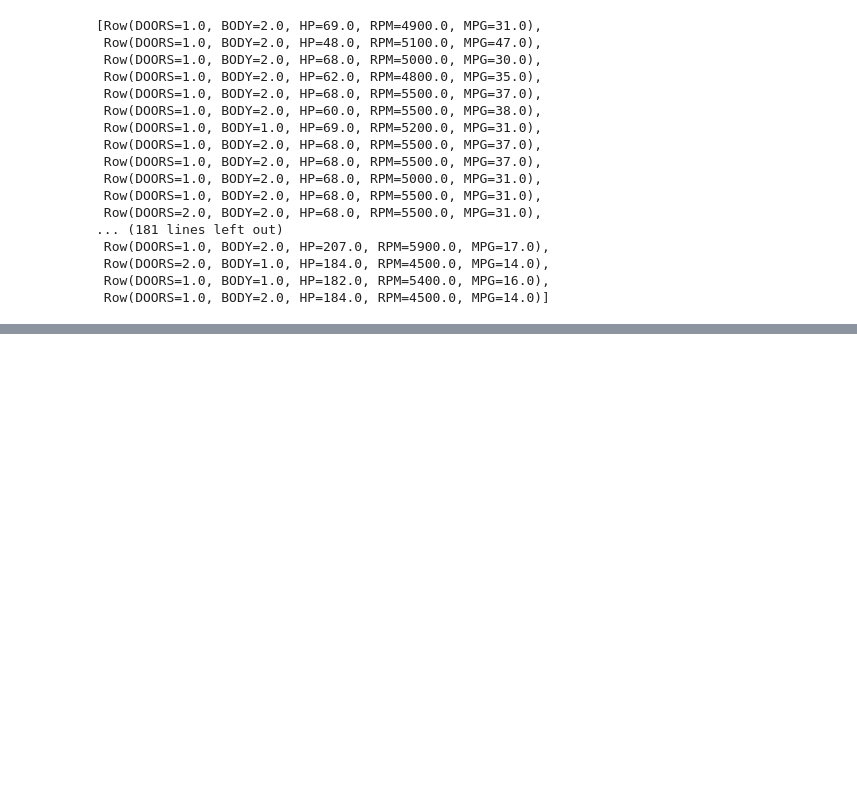
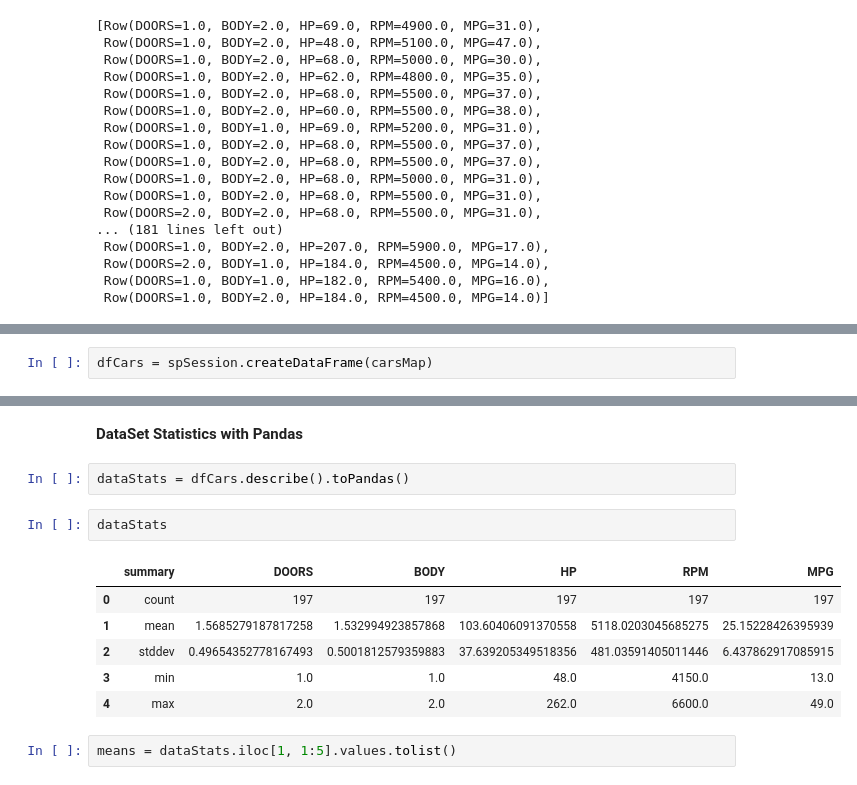
Before and after one commit to cfascina/rtaps, a Jupyter notebook: modules/06-apache-spark-sql/02-applying-machine-learning.ipynb, the cells around one changed output, grey strips where cells are left out. Cells and saved outputs as stored; diff of their text form; blank space fills up the shorter version.

```diff
--- a/modules/06-apache-spark-sql/02-applying-machine-learning.ipynb
+++ b/modules/06-apache-spark-sql/02-applying-machine-learning.ipynb
@@ -73,0 +82,2 @@ carsMap.collect()
+# %%
+dfCars = spSession.createDataFrame(carsMap)
@@ -73,0 +102,15 @@ carsMap.collect()
+# %% [markdown]
+**DataSet Statistics with Pandas**
+# %%
+dataStats = dfCars.describe().toPandas()
+# %%
+dataStats
+# %% [output]
+|  | summary | DOORS | BODY | HP | RPM | MPG |
+| 0 | count | 197 | 197 | 197 | 197 | 197 |
+| 1 | mean | 1.5685279187817258 | 1.532994923857868 | 103.60406091370558 | 5118.0203045685275 | 25.15228426395939 |
+| 2 | stddev | 0.49654352778167493 | 0.5001812579359883 | 37.639205349518356 | 481.03591405011446 | 6.437862917085915 |
+| 3 | min | 1.0 | 1.0 | 48.0 | 4150.0 | 13.0 |
+| 4 | max | 2.0 | 2.0 | 262.0 | 6600.0 | 49.0 |
+# %%
+means = dataStats.iloc[1, 1:5].values.tolist()
```
Also changed, not shown: parts of 29 cells of this notebook.
